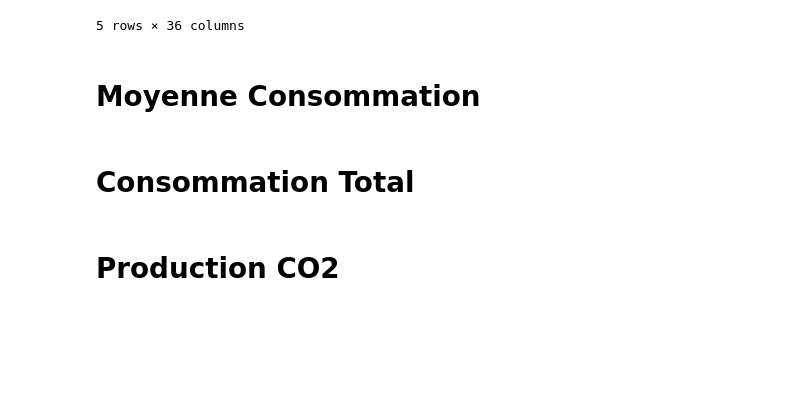
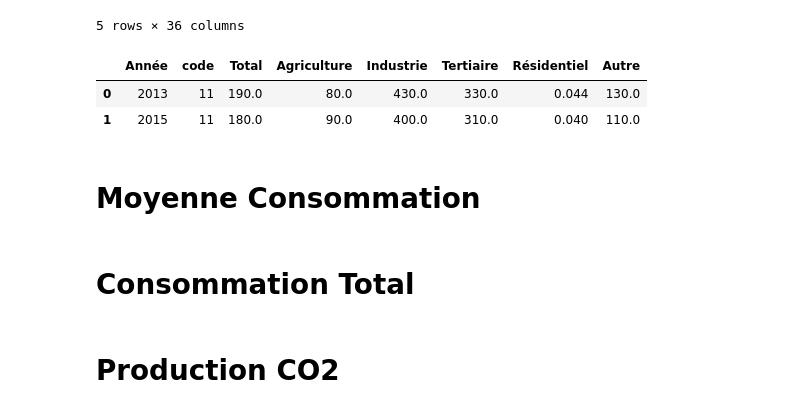
Before and after one commit to kasamoh/Infoviz_telecom, a Jupyter notebook: data_preparation/Colorpleth data preparation.ipynb, the cells around one changed output. Saved outputs shown, nothing was run; the diff lists cells and outputs as text; code cells hidden in the pictures; blank space fills up the shorter version.

```diff
--- a/data_preparation/Colorpleth data preparation.ipynb
+++ b/data_preparation/Colorpleth data preparation.ipynb
@@ -90,17 +91,17 @@ df.head()
 | 4 | 2012 | Centre-Val de Loire | 24 | 1203311 | 6.868343e+06 | 5.707870 | ... |
 5 rows × 36 columns
 # %%
-df['Agriculture'] = df['Conso totale Agriculture (MWh)']/df['Nb sites Agriculture']
-df['Industrie'] = df['Conso totale Industrie (MWh)']/df['Nb sites Industrie']
-df['Tertiaire'] = df['Conso totale Tertiaire (MWh)']/df['Nb sites Tertiaire']
-df['Autre'] = df['Conso totale Secteur non affecté (MWh)']/df['Nb sites Secteur non affecté']
-df['Résidentiel'] = df['Conso moyenne Résidentiel (MWh)'] / (df['Superficie des logements 30 à 40 m2']
+df['Agriculture'] = np.round(df['Conso totale Agriculture (MWh)']/df['Nb sites Agriculture'],-1)
+df['Industrie'] = np.round(df['Conso totale Industrie (MWh)']/df['Nb sites Industrie'],-1)
+df['Tertiaire'] = np.round(df['Conso totale Tertiaire (MWh)']/df['Nb sites Tertiaire'],-1)
+df['Autre'] = np.round(df['Conso totale Secteur non affecté (MWh)']/df['Nb sites Secteur non affecté'],-1)
+df['Résidentiel'] = np.round(df['Conso moyenne Résidentiel (MWh)'] / (df['Superficie des logements 30 à 40 m2']
                                                                           + df['Superficie des logements 40 à 60 m2']
                                                                           + df['Superficie des logements 60 à 80 m2']
                                                                           + df['Superficie des logements 80 à 100 m2']
                                                                           + df['Superficie des logements < 30 m2']
-                                                                          + df['Superficie des logements > 100 m2'])
-df['Total'] = (df['Agriculture'] + df['Industrie'] + df['Tertiaire'] + df['Autre'] + df['Résidentiel'])/5
+                                                                          + df['Superficie des logements > 100 m2']),3)
+df['Total'] = np.round((df['Agriculture'] + df['Industrie'] + df['Tertiaire'] + df['Autre'] + df['Résidentiel'])/5,-1)
 # %%
 filtered_df = regions_codes.merge(df, right_on="Code région", left_on="code", how="inner")
 filtered_df.shape, df.shape, regions_codes.shape
@@ -111,6 +112,12 @@ filtered_df = filtered_df[['Année','code',
              'Tertiaire',
              'Résidentiel',
              'Autre']]
+# %%
+filtered_df.head(2)
+# %% [output]
+|  | Année | code | Total | Agriculture | Industrie | Tertiaire | Résidentiel | Autre |
+| 0 | 2013 | 11 | 190.0 | 80.0 | 430.0 | 330.0 | 0.044 | 130.0 |
+| 1 | 2015 | 11 | 180.0 | 90.0 | 400.0 | 310.0 | 0.040 | 110.0 |
 # %% [markdown]
 # Moyenne Consommation
 # %%
```
Also changed, not shown: parts of 3 cells of this notebook, 1 other file.
